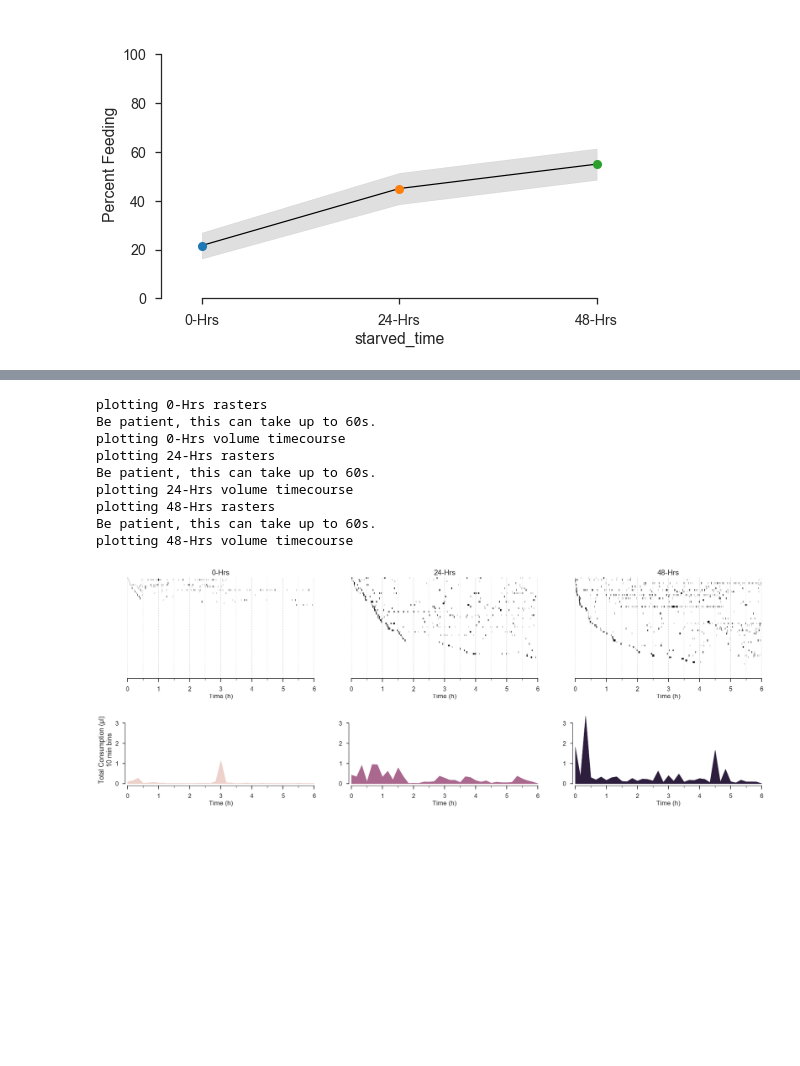
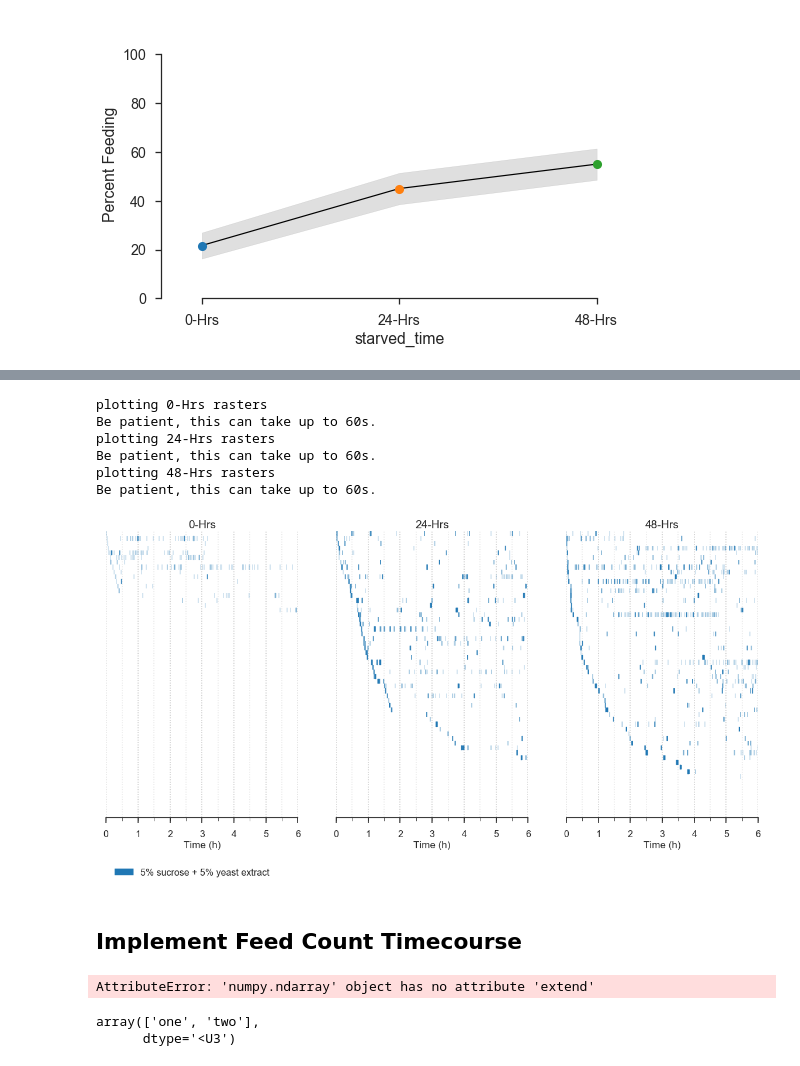
Before and after one commit to ACCLAB/espresso, a Jupyter notebook: jupyter-nb/espresso plotting module dev.ipynb, the cells around one changed output, grey strips where cells are left out. Cells and saved outputs as stored; diff of their text form; code cells hidden in the pictures; blank space fills up the shorter version.

```diff
--- a/jupyter-nb/espresso plotting module dev.ipynb
+++ b/jupyter-nb/espresso plotting module dev.ipynb
@@ -86,14 +74,25 @@ plotting w1118 volume timecourse
 # %%
-f=starved.plot.rasters(group_by='starved_time',figsize=(10,10),
-                       feed_volume_palette_type='sequential')
+f=starved.plot.rasters(group_by='starved_time',figsize=(20,9))
 # %% [output]
 plotting 0-Hrs rasters
 Be patient, this can take up to 60s.
-plotting 0-Hrs volume timecourse
 plotting 24-Hrs rasters
 Be patient, this can take up to 60s.
-plotting 24-Hrs volume timecourse
 plotting 48-Hrs rasters
 Be patient, this can take up to 60s.
-plotting 48-Hrs volume timecourse
-[figure, old version]
+[figure, new version]
+# %% [markdown]
+## Implement Feed Count Timecourse
+# %%
+f=starved.plot.timecourse._make_feed_volume_dataframe(group_by='Genotype')
+f
+# %% [output]
+AttributeError: 'numpy.ndarray' object has no attribute 'extend'
+# %%
+l=['one','two']
+l.extend(['two'])
+l=np.unique(l)
+l
+# %% [output]
+array(['one', 'two'],
+      dtype='<U3')
```
Also changed, not shown: parts of 7 cells of this notebook, 1 other file.
